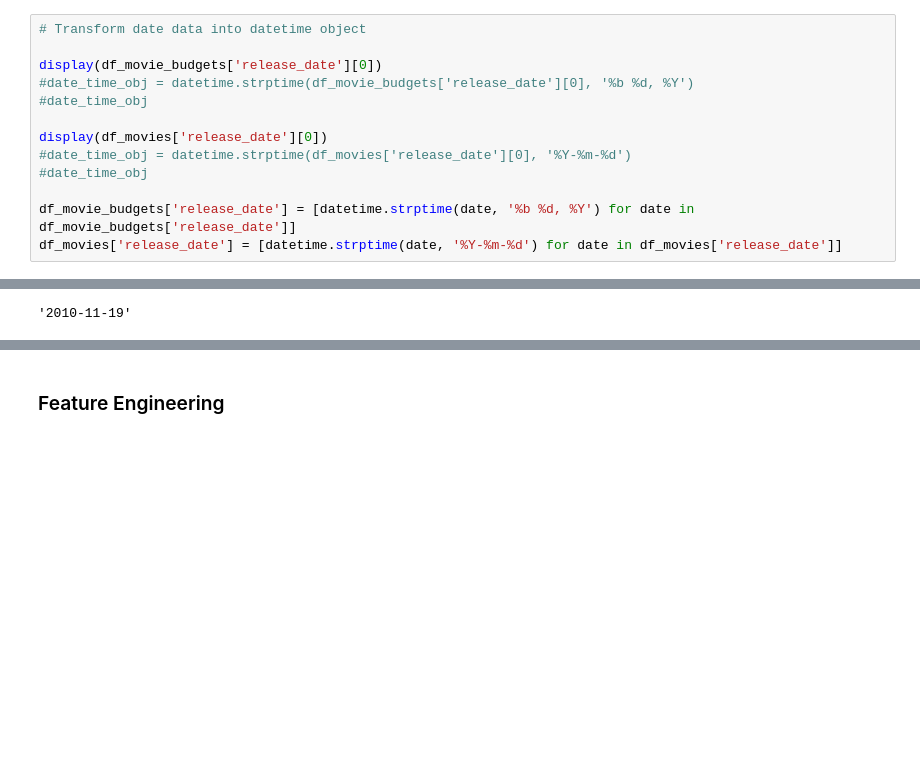
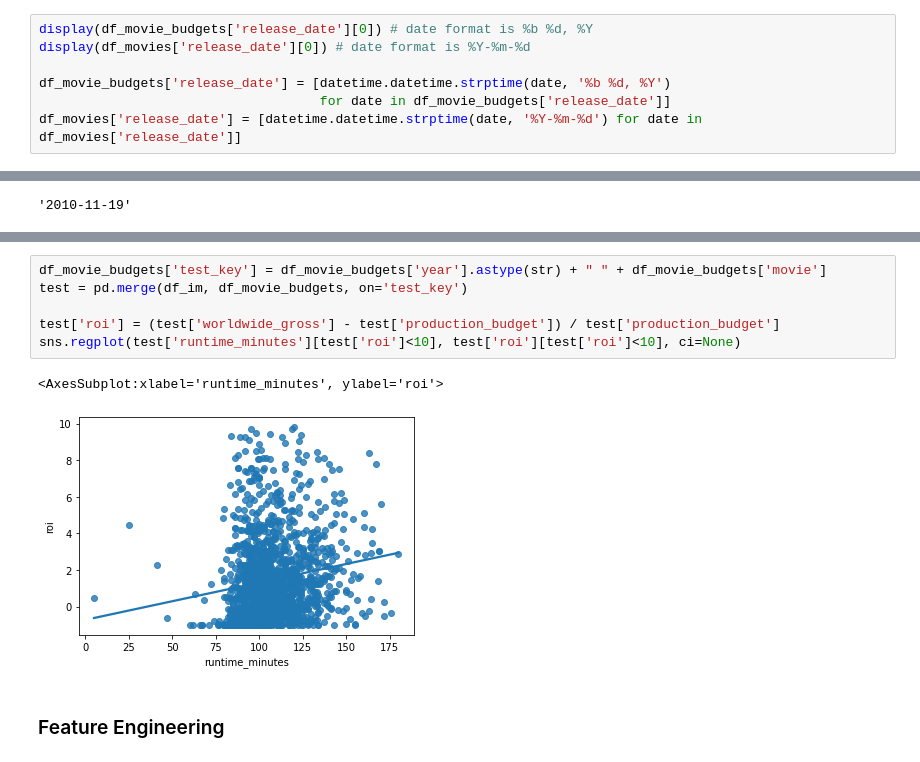
Before and after one commit to ntdoris/movie-revenue-analysis, a Jupyter notebook: natalya_doris_project1.ipynb, the cells around one changed output, grey strips where cells are left out. Drawn from its saved outputs; the diff is of its cells as text; blank space fills up the shorter version.

```diff
--- a/natalya_doris_project1.ipynb
+++ b/natalya_doris_project1.ipynb
@@ -495,16 +348,10 @@ df_movie_budgets['worldwide_gross'] = [int(budget[1:].replace(',','')) for budge
 # %%
-# Transform date data into datetime object
+display(df_movie_budgets['release_date'][0]) # date format is %b %d, %Y
+display(df_movies['release_date'][0]) # date format is %Y-%m-%d
 
-display(df_movie_budgets['release_date'][0])
-#date_time_obj = datetime.strptime(df_movie_budgets['release_date'][0], '%b %d, %Y')
-#date_time_obj
-
-display(df_movies['release_date'][0])
-#date_time_obj = datetime.strptime(df_movies['release_date'][0], '%Y-%m-%d')
-#date_time_obj
-
-df_movie_budgets['release_date'] = [datetime.strptime(date, '%b %d, %Y') for date in df_movie_budgets['release_date']]
-df_movies['release_date'] = [datetime.strptime(date, '%Y-%m-%d') for date in df_movies['release_date']]
+df_movie_budgets['release_date'] = [datetime.datetime.strptime(date, '%b %d, %Y')
+                                    for date in df_movie_budgets['release_date']]
+df_movies['release_date'] = [datetime.datetime.strptime(date, '%Y-%m-%d') for date in df_movies['release_date']]
 # %% [output]
 'Dec 18, 2009'
 '2010-11-19'
@@ -565,3 +411,12 @@ memory usage: 20.6+ MB
+# %%
+df_movie_budgets['test_key'] = df_movie_budgets['year'].astype(str) + " " + df_movie_budgets['movie']
+test = pd.merge(df_im, df_movie_budgets, on='test_key')
+
+test['roi'] = (test['worldwide_gross'] - test['production_budget']) / test['production_budget']
+sns.regplot(test['runtime_minutes'][test['roi']<10], test['roi'][test['roi']<10], ci=None)
+# %% [output]
+<AxesSubplot:xlabel='runtime_minutes', ylabel='roi'>
+[figure, added]
 # %% [markdown]
 ### Feature Engineering
 # %% [markdown]
```
Also changed, not shown: parts of 189 cells of this notebook.
